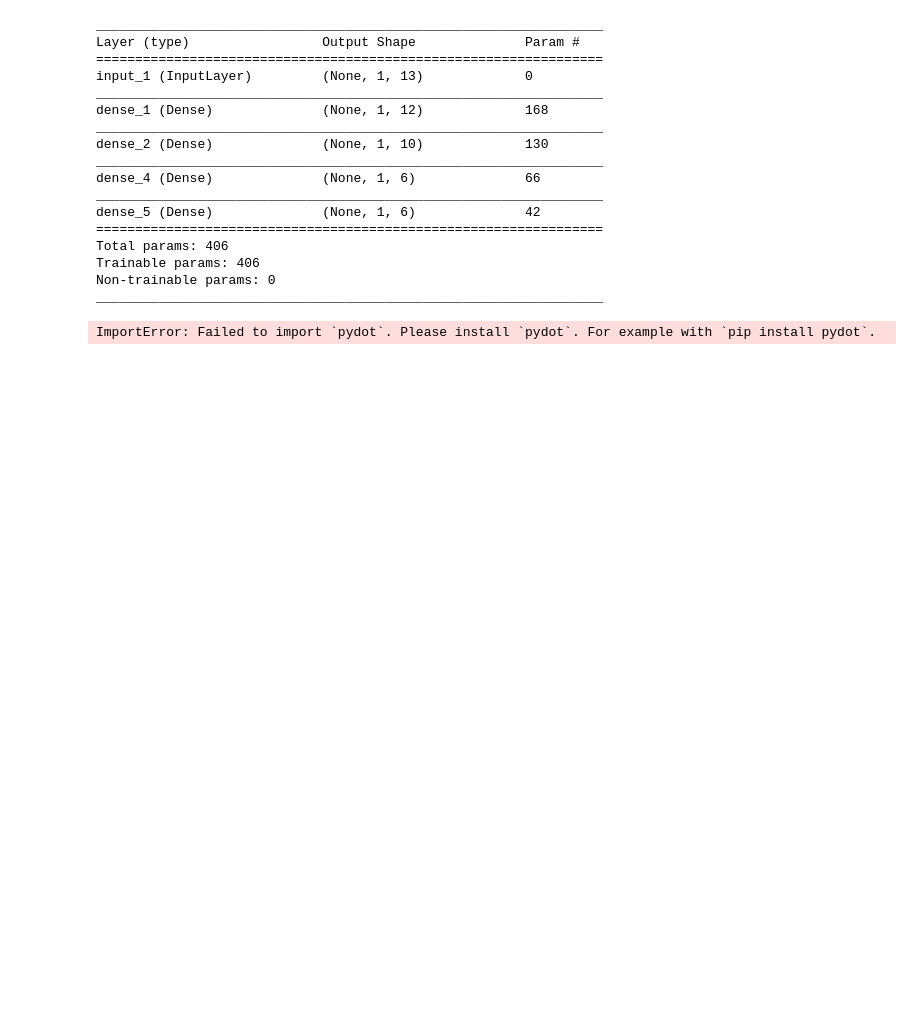
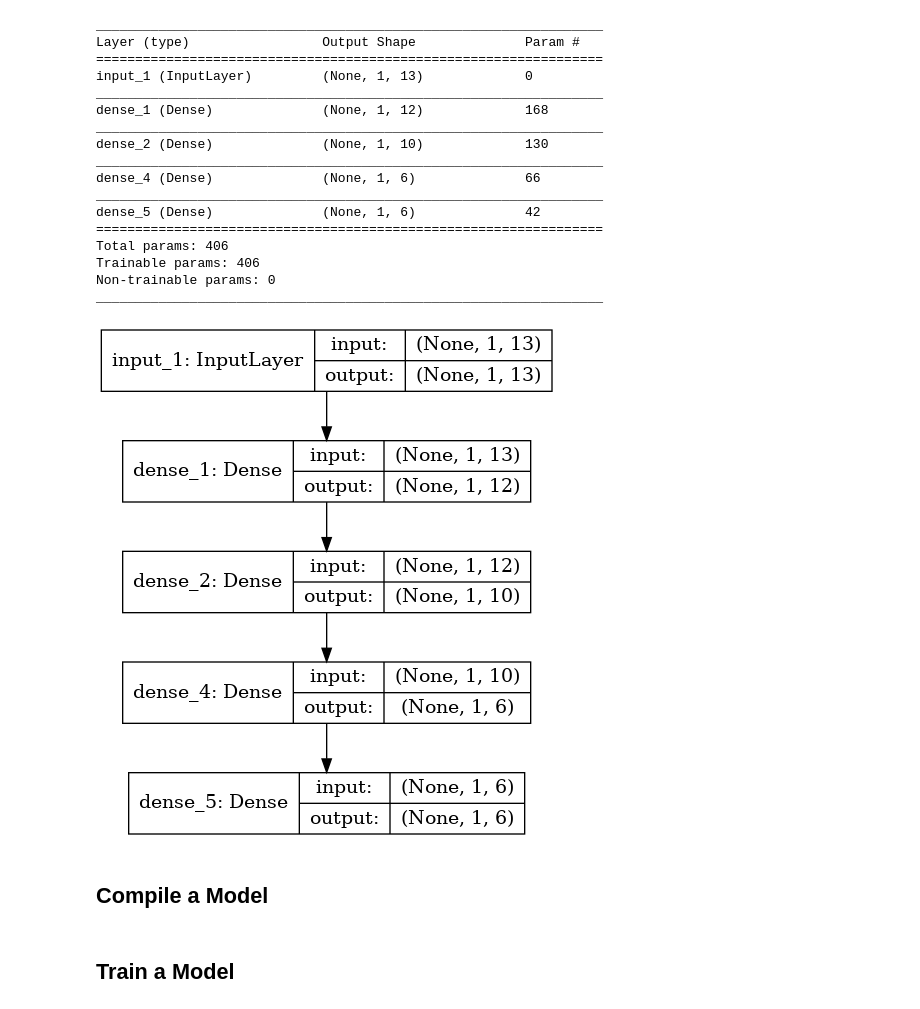
Before and after one commit to GuitarsAI/BasicsMusicalInstrumClassifi, a Jupyter notebook: BasicsMusicaInstrumentsClassifDNKeras1.ipynb, the cells around one changed output. Cells and saved outputs as stored; diff of their text form; code cells hidden in the pictures; blank space fills up the shorter version.

```diff
--- a/BasicsMusicaInstrumentsClassifDNKeras1.ipynb
+++ b/BasicsMusicaInstrumentsClassifDNKeras1.ipynb
@@ -215,15 +232,20 @@ Total params: 406
 Trainable params: 406
 Non-trainable params: 0
 _________________________________________________________________
-# %%
-SVG(model_to_dot(model_d).create(prog='dot', format='svg'))
-# %% [output]
-ImportError: Failed to import `pydot`. Please install `pydot`. For example with `pip install pydot`.
+# %%
+plot_model(model_d, to_file='model_d.png', show_shapes=True)
+Image('model_d.png')
+# %% [output]
+[figure, added]
+# %% [markdown]
+## Compile a Model
 # %%
 # Compile Model
 model_d.compile(loss      = 'categorical_crossentropy',
               optimizer = SGD(lr=0.05),
               metrics   =['accuracy'])
+# %% [markdown]
+## Train a Model
 # %%
 # Deep Learning Parameters
 batch_size = 5 # Number of samples per gradient update.
```
Also changed, not shown: parts of 13 cells of this notebook.
